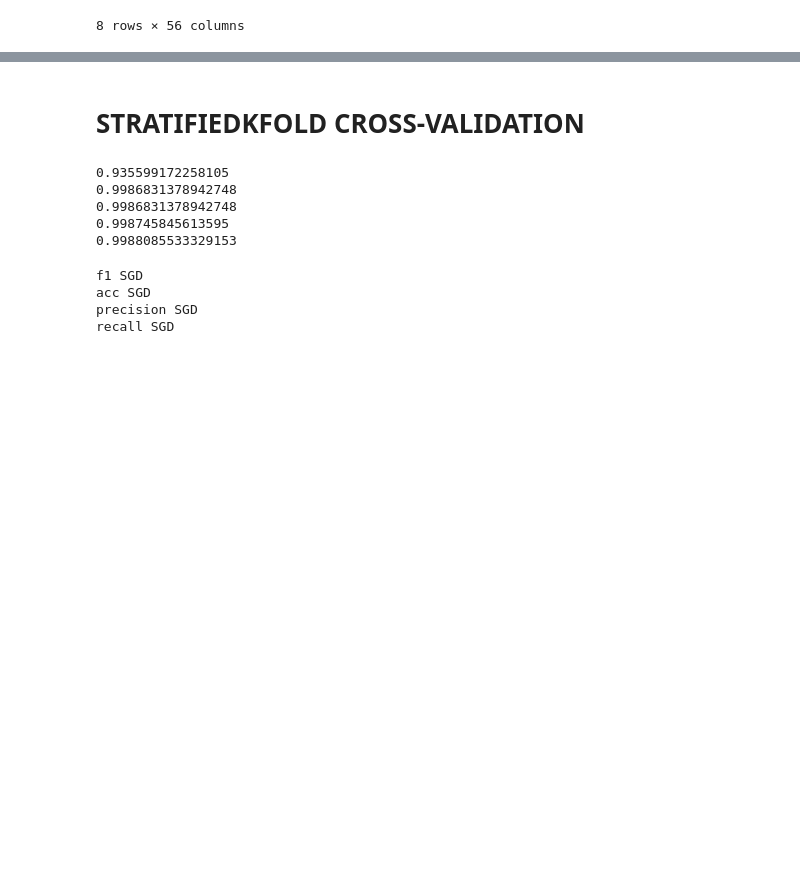
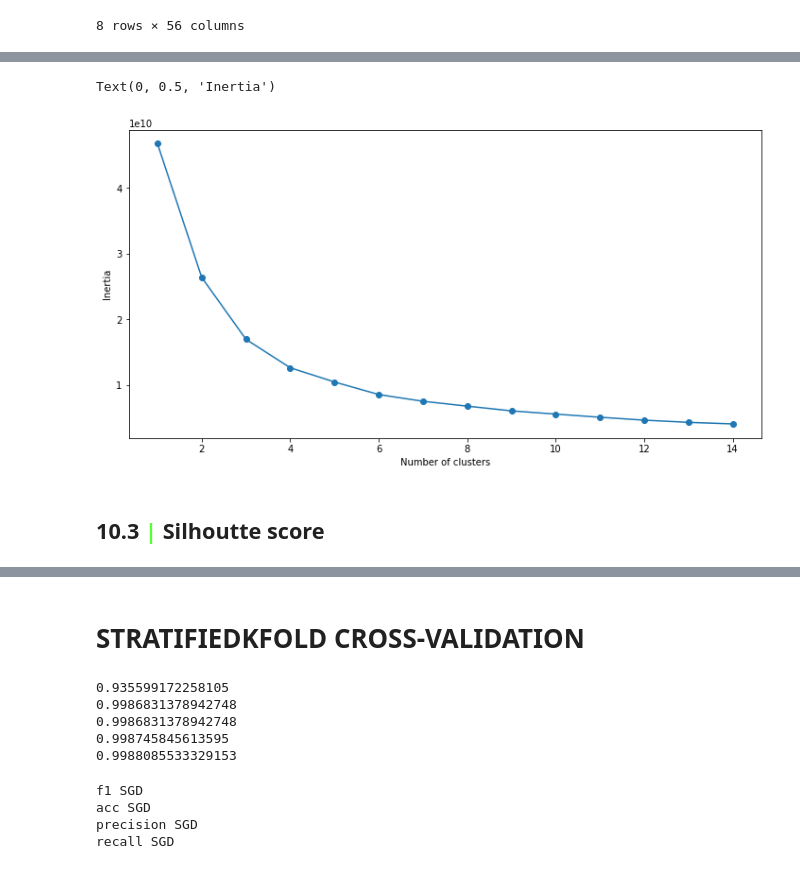
Before and after one commit to iremirezdeganuza72/Cohort_Analysis, a Jupyter notebook: Cohort analysis and segmentation.ipynb, the cells around one changed output, grey strips where cells are left out. Saved outputs shown, nothing was run; the diff lists cells and outputs as text; code cells hidden in the pictures; blank space fills up the shorter version.

Commit message:
Desarrollando KMEANS

```diff
--- a/Cohort analysis and segmentation.ipynb
+++ b/Cohort analysis and segmentation.ipynb
@@ -1056,0 +1136,20 @@ df1.describe()
+# %%
+SSE = []
+
+for cluster in range(1,15):
+    kmeans = KMeans(n_clusters = cluster, init='k-means++')
+    kmeans.fit(df1)
+    SSE.append(kmeans.inertia_)
+
+# converting the results into a dataframe and plotting them
+
+frame = pd.DataFrame({'Cluster':range(1,15), 'SSE':SSE})
+plt.figure(figsize=(12,6))
+plt.plot(frame['Cluster'], frame['SSE'], marker='o')
+plt.xlabel('Number of clusters')
+plt.ylabel('Inertia')
+# %% [output]
+Text(0, 0.5, 'Inertia')
+[figure, added]
+# %% [markdown]
+## <b>10.3 <span style='color:#56ff33'>|</span> Silhoutte score</b>
```
Also changed, not shown: parts of 30 cells of this notebook.
